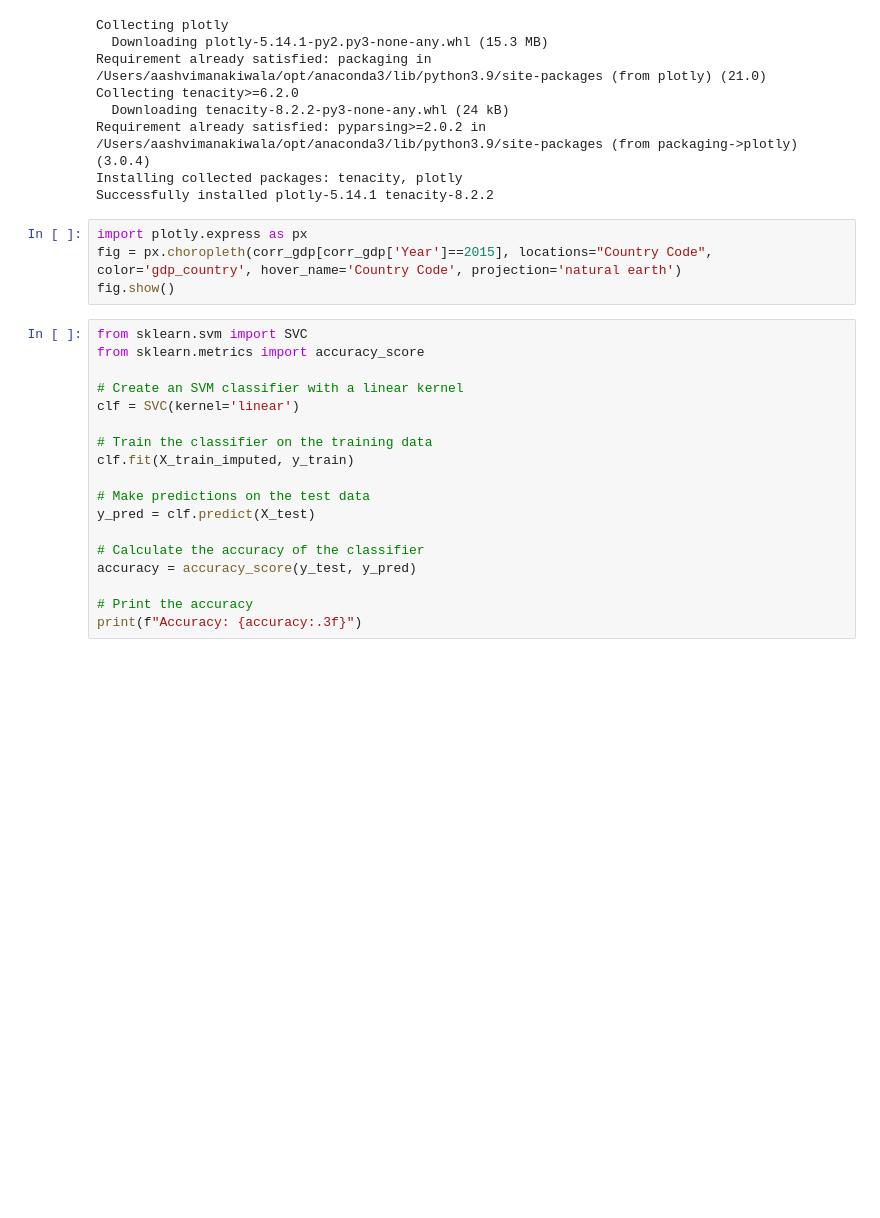
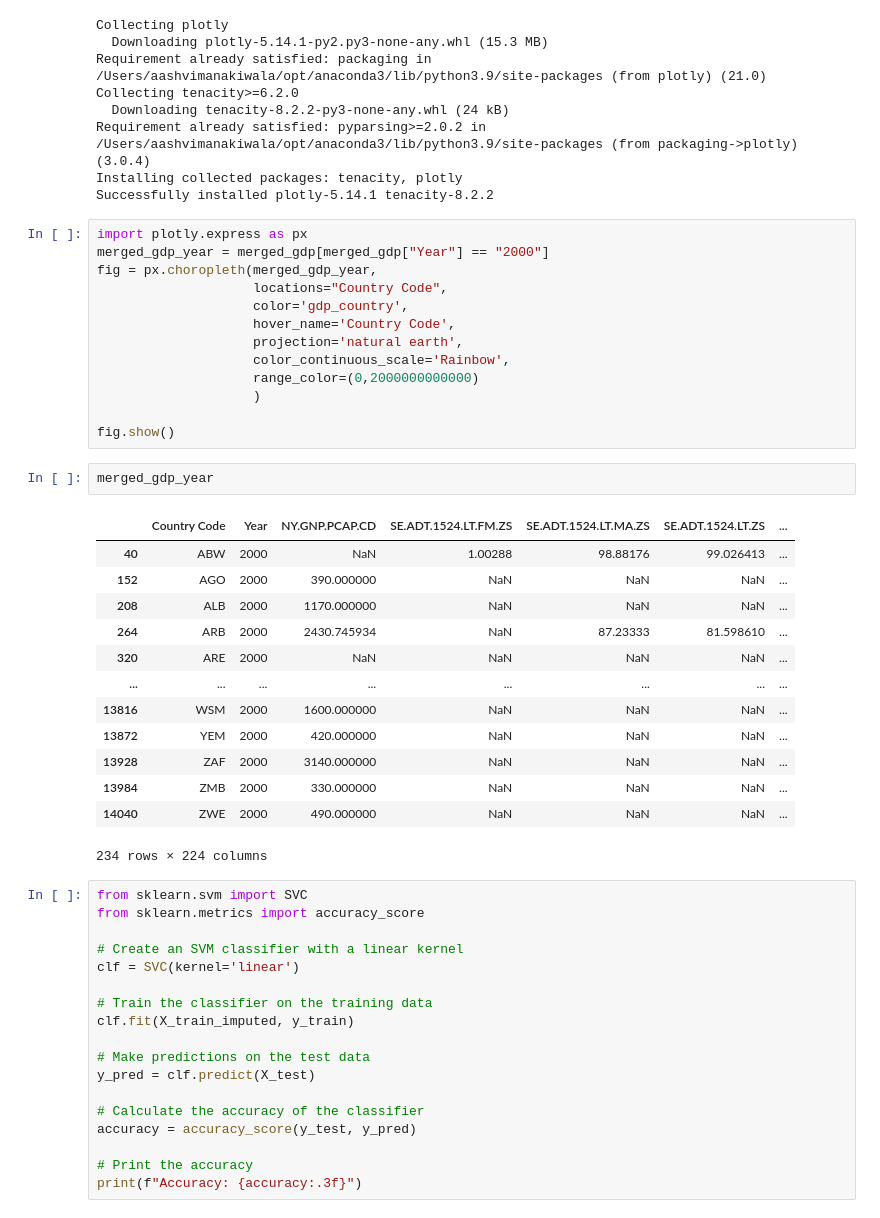
Before and after one commit to aishwaryabsk/GDP_Health_Analysis, a Jupyter notebook: GDP_Health_Analysis.ipynb, the cells around one changed output. Saved outputs shown, nothing was run; the diff lists cells and outputs as text; blank space fills up the shorter version.

```diff
--- a/GDP_Health_Analysis.ipynb
+++ b/GDP_Health_Analysis.ipynb
@@ -608,8 +601,33 @@ Installing collected packages: tenacity, plotly
 Successfully installed plotly-5.14.1 tenacity-8.2.2
 # %%
 import plotly.express as px
-fig = px.choropleth(corr_gdp[corr_gdp['Year']==2015], locations="Country Code", color='gdp_country', hover_name='Country Code', projection='natural earth')
+merged_gdp_year = merged_gdp[merged_gdp["Year"] == "2000"]
+fig = px.choropleth(merged_gdp_year,
+                    locations="Country Code",
+                    color='gdp_country',
+                    hover_name='Country Code',
+                    projection='natural earth',
+                    color_continuous_scale='Rainbow',
+                    range_color=(0,2000000000000)
+                    )
+
 fig.show()
+# %%
+merged_gdp_year
+# %% [output]
+|  | Country Code | Year | NY.GNP.PCAP.CD | SE.ADT.1524.LT.FM.ZS | SE.ADT.1524.LT.MA.ZS | SE.ADT.1524.LT.ZS | ... |
+| 40 | ABW | 2000 | NaN | 1.00288 | 98.88176 | 99.026413 | ... |
+| 152 | AGO | 2000 | 390.000000 | NaN | NaN | NaN | ... |
+| 208 | ALB | 2000 | 1170.000000 | NaN | NaN | NaN | ... |
+| 264 | ARB | 2000 | 2430.745934 | NaN | 87.23333 | 81.598610 | ... |
+| 320 | ARE | 2000 | NaN | NaN | NaN | NaN | ... |
+| ... | ... | ... | ... | ... | ... | ... | ... |
+| 13816 | WSM | 2000 | 1600.000000 | NaN | NaN | NaN | ... |
+| 13872 | YEM | 2000 | 420.000000 | NaN | NaN | NaN | ... |
+| 13928 | ZAF | 2000 | 3140.000000 | NaN | NaN | NaN | ... |
+| 13984 | ZMB | 2000 | 330.000000 | NaN | NaN | NaN | ... |
+| 14040 | ZWE | 2000 | 490.000000 | NaN | NaN | NaN | ... |
+234 rows × 224 columns
 # %%
 from sklearn.svm import SVC
 from sklearn.metrics import accuracy_score
```
Also changed, not shown: parts of 17 cells of this notebook.
